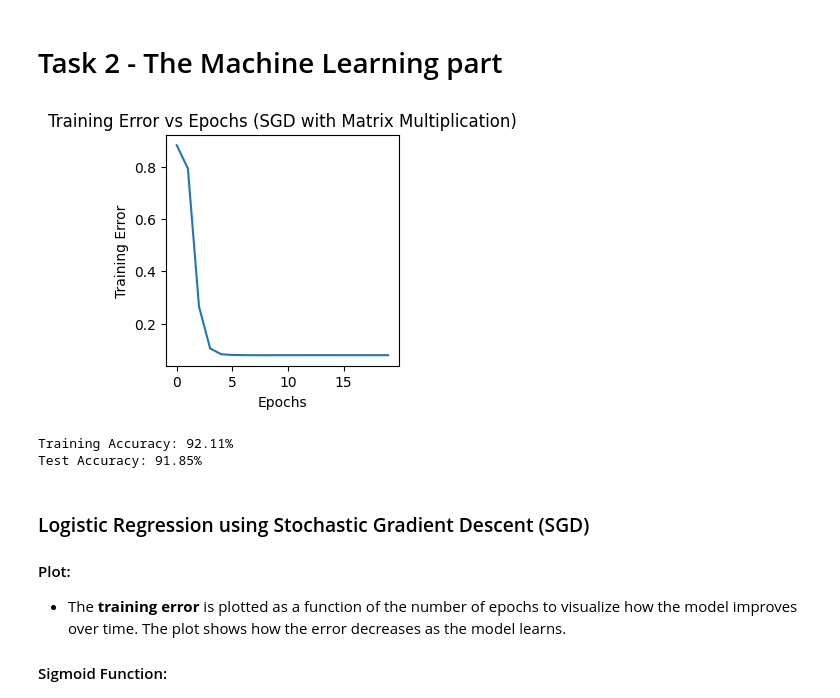
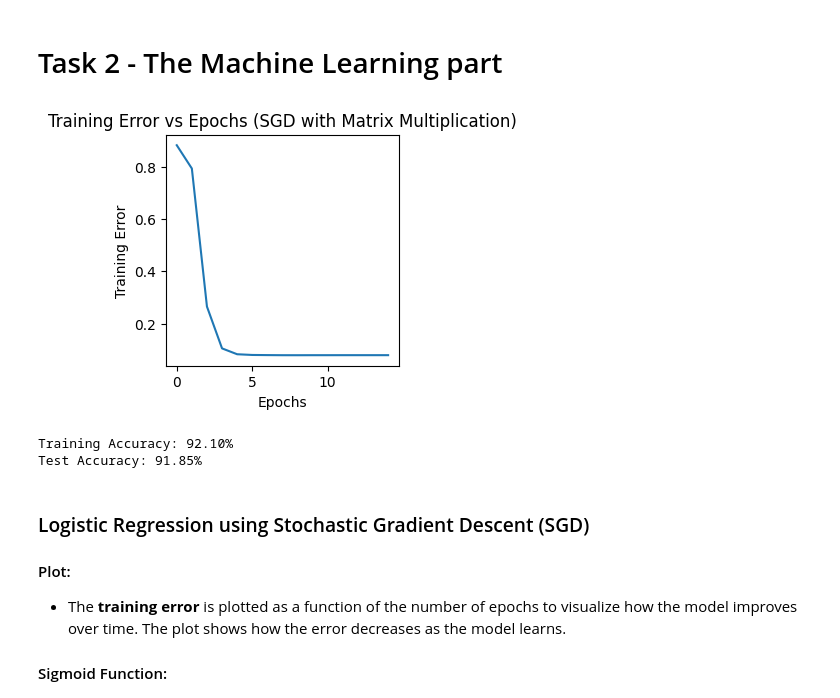
Before and after one commit to tihassfjord/RepDatWest, a Jupyter notebook: code/assignment1_2.ipynb, the cells around one changed output. Drawn from its saved outputs; the diff is of its cells as text; code cells hidden in the pictures.

```diff
--- a/code/assignment1_2.ipynb
+++ b/code/assignment1_2.ipynb
@@ -371,7 +369,7 @@ def predict(X, weights):
 
 # Parameters
 learning_rate = 0.0001
-epochs = 20
+epochs = 15
 
  # Shuffle the data at the start of each epoch to avoid biased gradients (due to order)
 # np.random.seed(42)  # For reproducibility
@@ -381,35 +379,35 @@ y_shuffled = y_train[indices]  # Apply the shuffled indices to labels
 
 
 # Train the logistic regression classifier using SGD
 weights, errors = logistic_sgd(X_shuffled, y_shuffled, learning_rate, epochs)
 # weights, errors = logistic_sgd(X_train, y_train, learning_rate, epochs)
 
 
 # Plot training error as a function of epochs
 plt.figure(figsize=(3, 3))
 plt.plot(range(epochs), errors)
 plt.xlabel('Epochs')
 plt.ylabel('Training Error')
 plt.title('Training Error vs Epochs (SGD with Matrix Multiplication)')
 plt.show()
 
 # # Report accuracy on the training set
 # y_train_pred = predict(X_train, weights)
 # accuracy = np.mean(y_train_pred == y_train)
 # print(f"Accuracy on the training set: {accuracy * 100:.2f}%")
 
 # Calculate training accuracy
 y_train_pred = predict(X_train_scaled, weights)
 train_accuracy = np.mean(y_train_pred == y_train)
 print(f"Training Accuracy: {train_accuracy * 100:.2f}%")
 
 # Calculate test accuracy
 y_test_pred = predict(X_test_scaled, weights)
 test_accuracy = np.mean(y_test_pred == y_test)
 print(f"Test Accuracy: {test_accuracy * 100:.2f}%")
 # %% [output]
-[figure, old version]
+[figure, new version]
-Training Accuracy: 92.11%
+Training Accuracy: 92.10%
 Test Accuracy: 91.85%
 # %% [markdown]
 ### Logistic Regression using Stochastic Gradient Descent (SGD)
```
Also changed, not shown: parts of 4 cells of this notebook.
